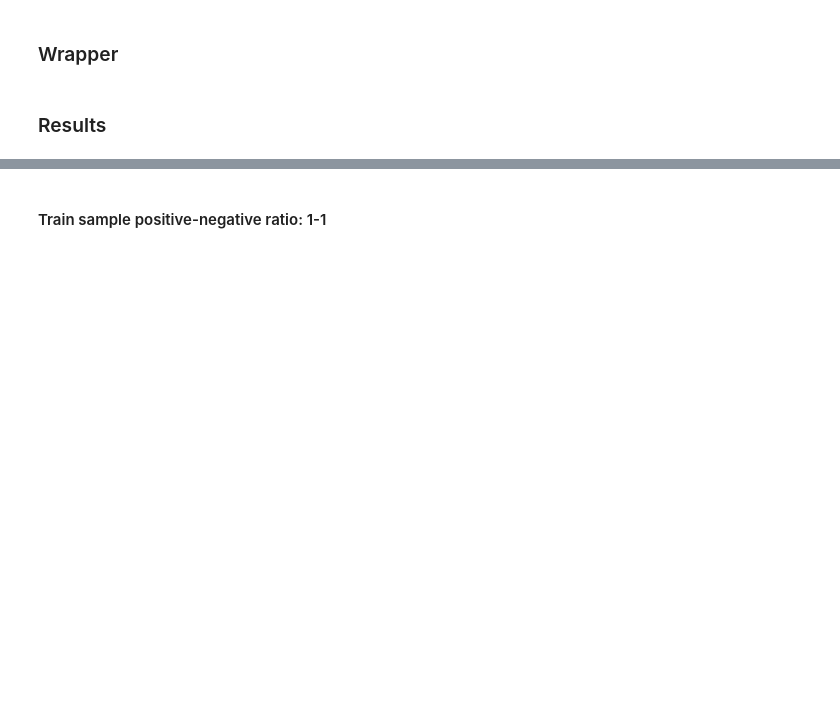
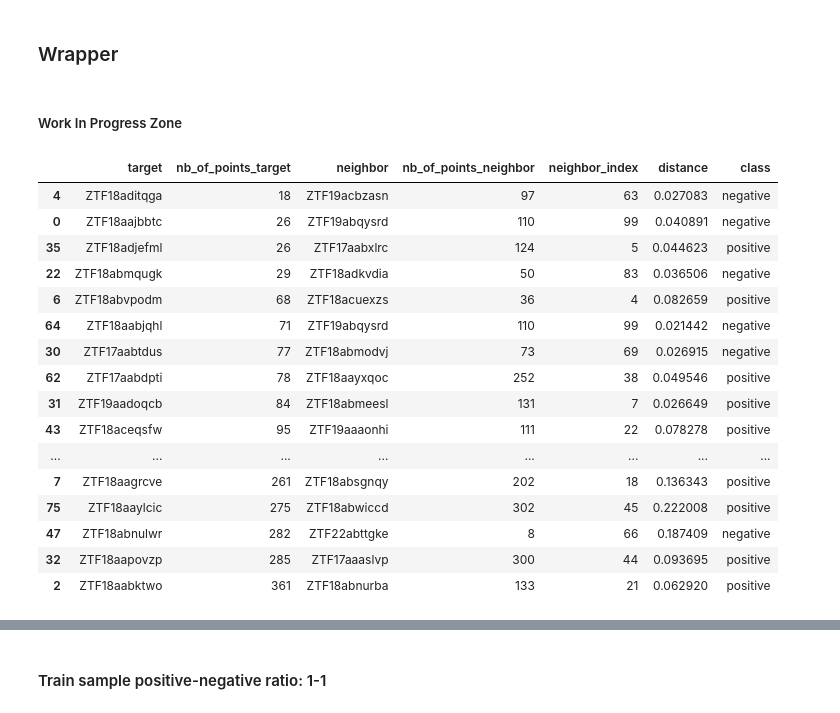
Before and after one commit to emilleishida/magnetic_cvs, a Jupyter notebook: notebooks/nearest_neighbor.ipynb, the cells around one changed output, grey strips where cells are left out. Cells and saved outputs as stored; diff of their text form; code cells hidden in the pictures; blank space fills up the shorter version.

```diff
--- a/notebooks/nearest_neighbor.ipynb
+++ b/notebooks/nearest_neighbor.ipynb
@@ -131,5 +128,5 @@ def NN_wrapper(train: pd.DataFrame, test: pd.DataFrame, show_counts: bool = Fals
     accuracy = (neighbors['class'] == 'positive').sum() / len(neighbors)
 
     return neighbors, accuracy
-# %% [markdown]
-### Results
+# %% [markdown]
+##### Work In Progress Zone
@@ -135,0 +155,21 @@ def NN_wrapper(train: pd.DataFrame, test: pd.DataFrame, show_counts: bool = Fals
+# %%
+neighbors = temp(train_g1, positive_g_test)
+neighbors
+# %% [output]
+|  | target | nb_of_points_target | neighbor | nb_of_points_neighbor | neighbor_index | distance | class |
+| 4 | ZTF18aditqga | 18 | ZTF19acbzasn | 97 | 63 | 0.027083 | negative |
+| 0 | ZTF18aajbbtc | 26 | ZTF19abqysrd | 110 | 99 | 0.040891 | negative |
+| 35 | ZTF18adjefml | 26 | ZTF17aabxlrc | 124 | 5 | 0.044623 | positive |
+| 22 | ZTF18abmqugk | 29 | ZTF18adkvdia | 50 | 83 | 0.036506 | negative |
+| 6 | ZTF18abvpodm | 68 | ZTF18acuexzs | 36 | 4 | 0.082659 | positive |
+| 64 | ZTF18aabjqhl | 71 | ZTF19abqysrd | 110 | 99 | 0.021442 | negative |
+| 30 | ZTF17aabtdus | 77 | ZTF18abmodvj | 73 | 69 | 0.026915 | negative |
+| 62 | ZTF17aabdpti | 78 | ZTF18aayxqoc | 252 | 38 | 0.049546 | positive |
+| 31 | ZTF19aadoqcb | 84 | ZTF18abmeesl | 131 | 7 | 0.026649 | positive |
+| 43 | ZTF18aceqsfw | 95 | ZTF19aaaonhi | 111 | 22 | 0.078278 | positive |
+| ... | ... | ... | ... | ... | ... | ... | ... |
+| 7 | ZTF18aagrcve | 261 | ZTF18absgnqy | 202 | 18 | 0.136343 | positive |
+| 75 | ZTF18aaylcic | 275 | ZTF18abwiccd | 302 | 45 | 0.222008 | positive |
+| 47 | ZTF18abnulwr | 282 | ZTF22abttgke | 8 | 66 | 0.187409 | negative |
+| 32 | ZTF18aapovzp | 285 | ZTF17aaaslvp | 300 | 44 | 0.093695 | positive |
+| 2 | ZTF18aabktwo | 361 | ZTF18abnurba | 133 | 21 | 0.062920 | positive |
```
Also changed, not shown: parts of 5 cells of this notebook.
